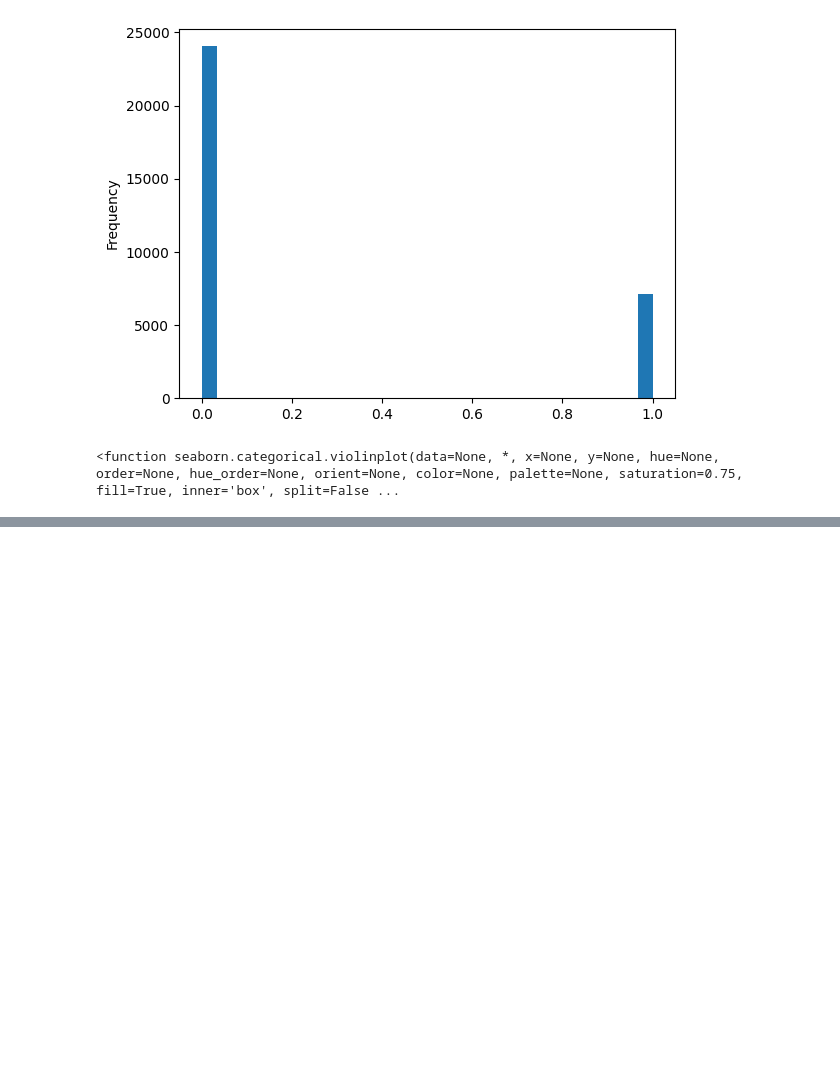
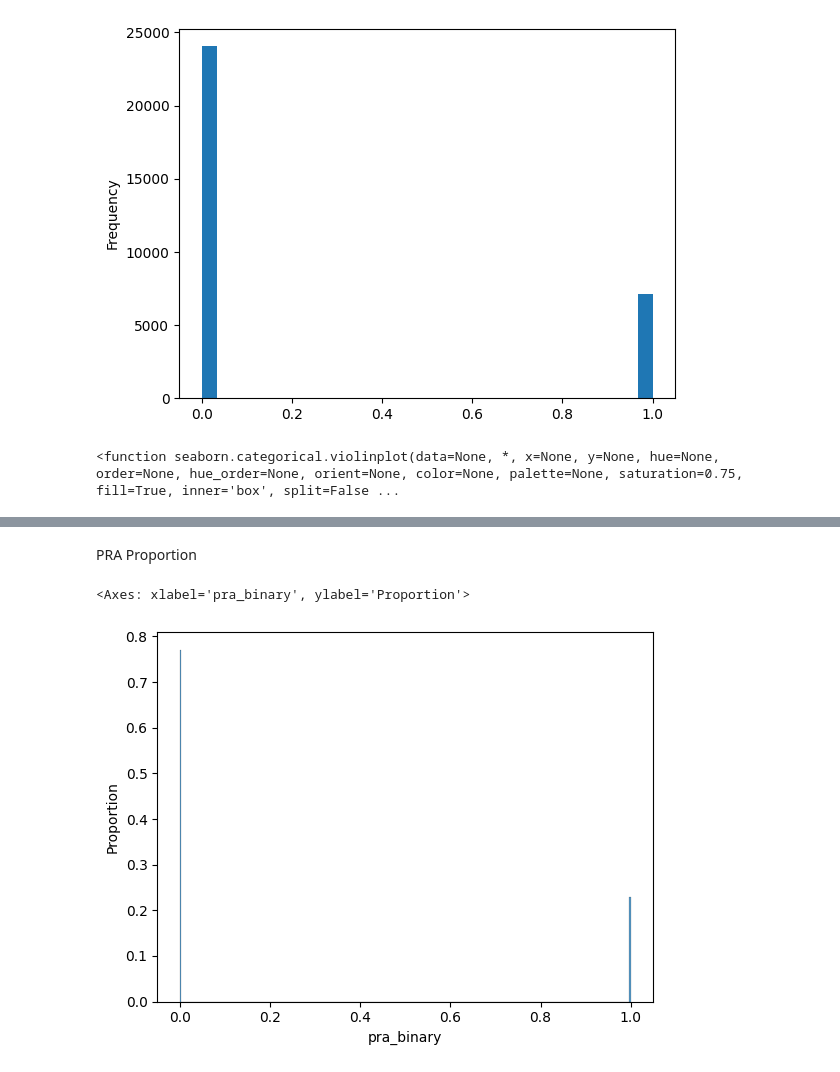
Before and after one commit to jacKlinc/ice-autoATES, a Jupyter notebook: notebooks/analysis-bow-summit.ipynb, the cells around one changed output, grey strips where cells are left out. Cells and saved outputs as stored; diff of their text form; code cells hidden in the pictures; blank space fills up the shorter version.

```diff
--- a/notebooks/analysis-bow-summit.ipynb
+++ b/notebooks/analysis-bow-summit.ipynb
@@ -168,0 +206,7 @@ sns.violinplot
+# %% [markdown]
+PRA Proportion
+# %%
+sns.histplot(data=df, x='pra_binary', stat='proportion')
+# %% [output]
+<Axes: xlabel='pra_binary', ylabel='Proportion'>
+[figure, added]
```
Also changed, not shown: parts of 15 cells of this notebook.
